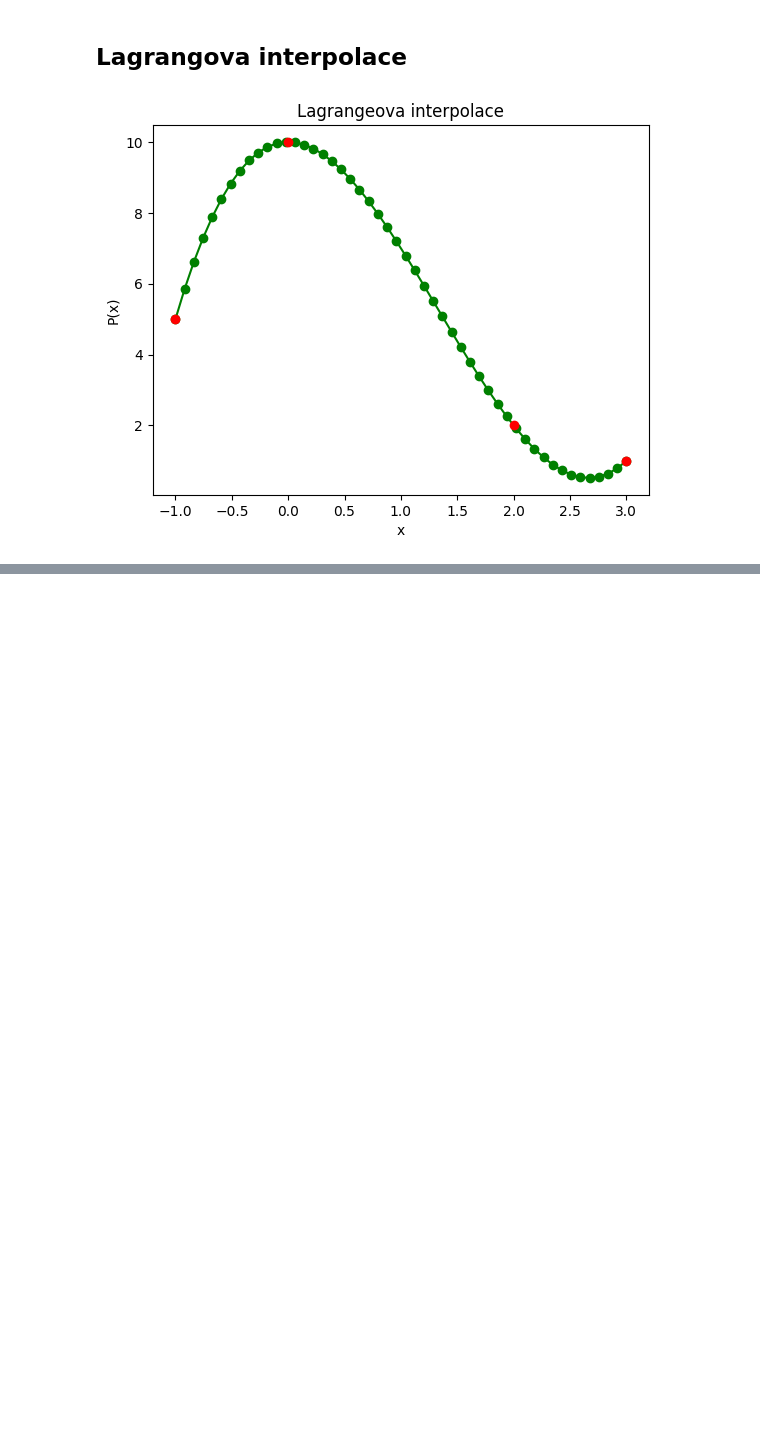
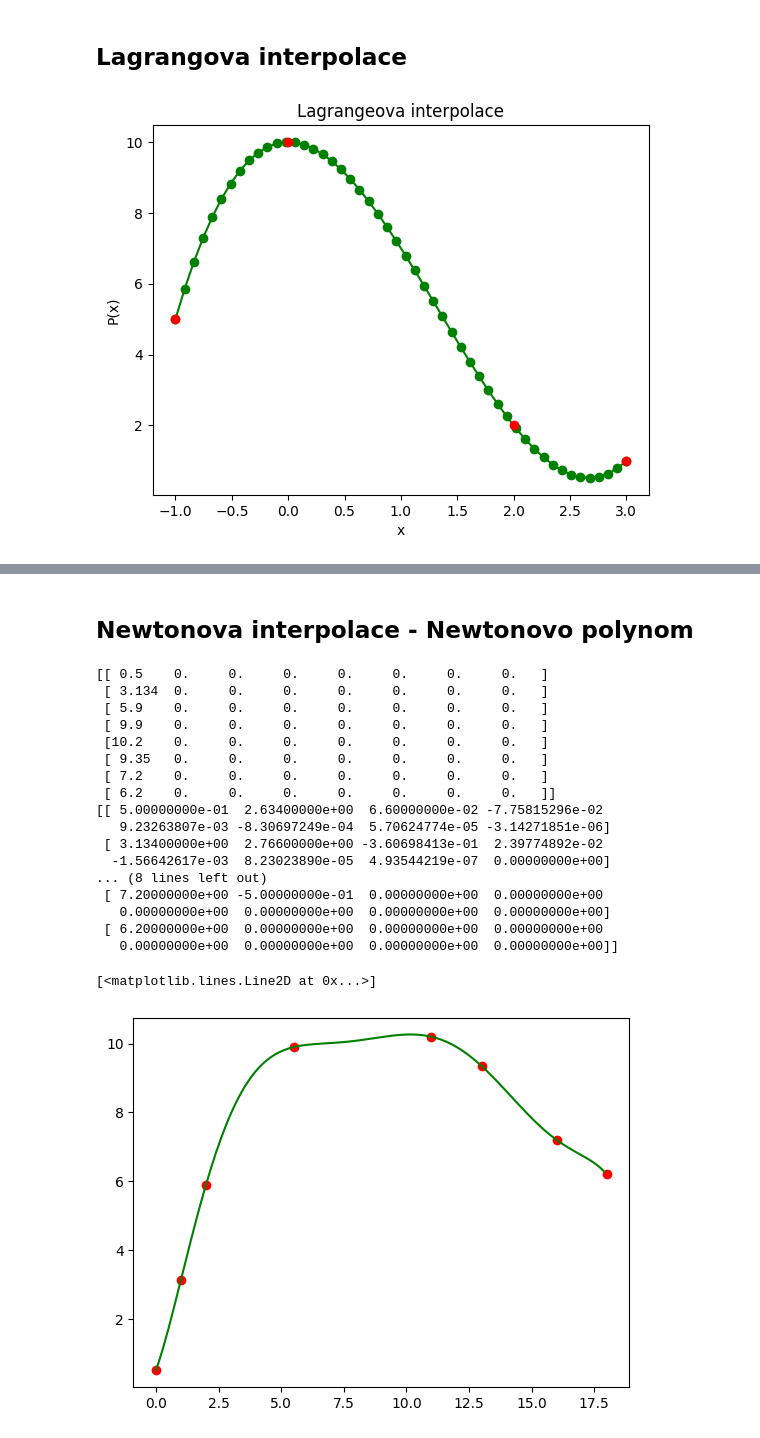
Before and after one commit to Marty808s/STATNICE-SZZ-PB_SZZ-VB, a Jupyter notebook: MSW/VB_MSW.ipynb, the cells around one changed output, grey strips where cells are left out. Drawn from its saved outputs; the diff is of its cells as text; code cells hidden in the pictures; blank space fills up the shorter version.

```diff
--- a/MSW/VB_MSW.ipynb
+++ b/MSW/VB_MSW.ipynb
@@ -473,0 +529,54 @@ plt.show()
+# %% [markdown]
+## Newtonova interpolace - Newtonovo polynom
+# %%
+# dej mi poměrné diference
+def divided_diff(x,y):
+    n = len(y)
+    coef = np.zeros([n,n])
+    coef[:,0] = y #první sloupec y
+    print(coef)
+    for j in range(1,n): #od prvního sloupce do n
+        for i in range(n-j): # jdu od 1. sloupce na 1. řádku do sloupce - i
+            # pomněrná dif 1. řádu
+            coef[i][j] = (coef[i+1][j-1] - coef[i][j-1]) / (x[i+j]-x[i])
+    print(coef)
+    return coef
+
+# tohle je hodně wild
+def newton_poly(coef, x_data, x):
+    n = len(x_data) - 1
+    p = coef[n]
+    for k in range(1,n+1):
+        p = coef[n-k] + (x-x_data[n-k])*p
+    return p
+
+x = np.array([0, 1, 2, 5.5, 11, 13, 16, 18])
+y =  np.array([0.5, 3.134, 5.9, 9.9, 10.2, 9.35, 7.2, 6.2])
+
+a_s = divided_diff(x, y)[0, :]
+
+x_new = np.arange(x[0], x[-1], 0.1)
+y_new = newton_poly(a_s, x, x_new)
+
+plt.plot(x, y, 'ro')
+plt.plot(x_new, y_new, 'g-')
+# %% [output]
+[[ 0.5    0.     0.     0.     0.     0.     0.     0.   ]
+ [ 3.134  0.     0.     0.     0.     0.     0.     0.   ]
+ [ 5.9    0.     0.     0.     0.     0.     0.     0.   ]
+ [ 9.9    0.     0.     0.     0.     0.     0.     0.   ]
+ [10.2    0.     0.     0.     0.     0.     0.     0.   ]
+ [ 9.35   0.     0.     0.     0.     0.     0.     0.   ]
+ [ 7.2    0.     0.     0.     0.     0.     0.     0.   ]
+ [ 6.2    0.     0.     0.     0.     0.     0.     0.   ]]
+[[ 5.00000000e-01  2.63400000e+00  6.60000000e-02 -7.75815296e-02
+   9.23263807e-03 -8.30697249e-04  5.70624774e-05 -3.14271851e-06]
+ [ 3.13400000e+00  2.76600000e+00 -3.60698413e-01  2.39774892e-02
+  -1.56642617e-03  8.23023890e-05  4.93544219e-07  0.00000000e+00]
+... (8 lines left out)
+ [ 7.20000000e+00 -5.00000000e-01  0.00000000e+00  0.00000000e+00
+   0.00000000e+00  0.00000000e+00  0.00000000e+00  0.00000000e+00]
+ [ 6.20000000e+00  0.00000000e+00  0.00000000e+00  0.00000000e+00
+   0.00000000e+00  0.00000000e+00  0.00000000e+00  0.00000000e+00]]
+[<matplotlib.lines.Line2D at 0x...>]
+[figure, added]
```
Also changed, not shown: parts of 7 cells of this notebook.
